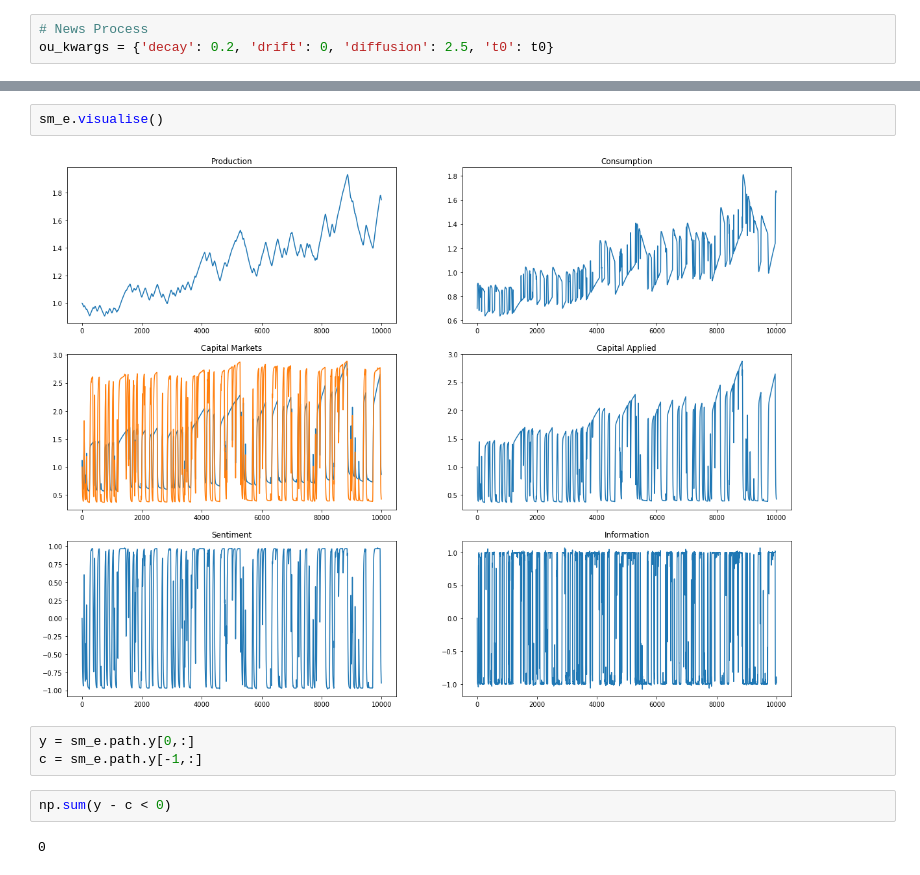
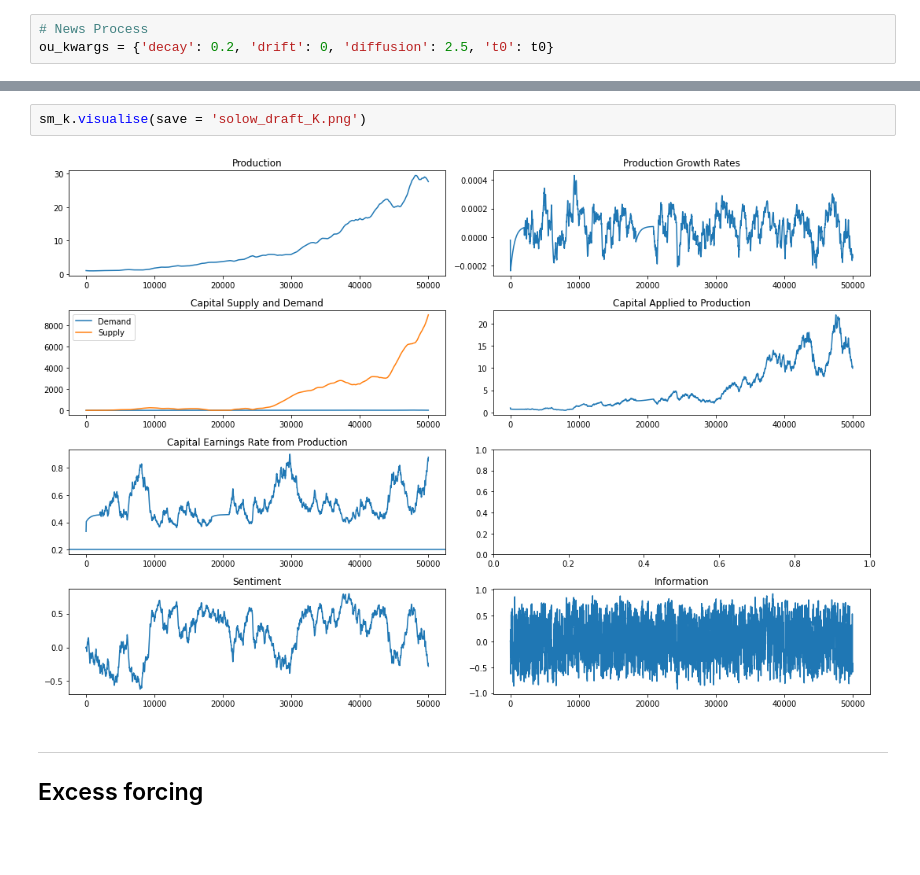
Before and after one commit to KarlNaumann/InteractionEconomics, a Jupyter notebook: solow/results.ipynb, the cells around one changed output, grey strips where cells are left out. Cells and saved outputs as stored; diff of their text form; blank space fills up the shorter version.

```diff
--- a/solow/results.ipynb
+++ b/solow/results.ipynb
@@ -76,11 +86,7 @@ path = sm_e.solve(initial_values,model='excess',t0=t0,t_end=t_end)
-# %%
-sm_e.visualise()
-# %% [output]
-[figure, removed]
-# %%
-y = sm_e.path.y[0,:]
-c = sm_e.path.y[-1,:]
-# %%
-np.sum(y - c < 0)
-# %% [output]
-0
+# %%
+sm_k.visualise(save = 'solow_draft_K.png')
+# %% [output]
+[figure, added]
+# %% [markdown]
+---
+## Excess forcing
```
Also changed, not shown: parts of 19 cells of this notebook, 15 other files.
